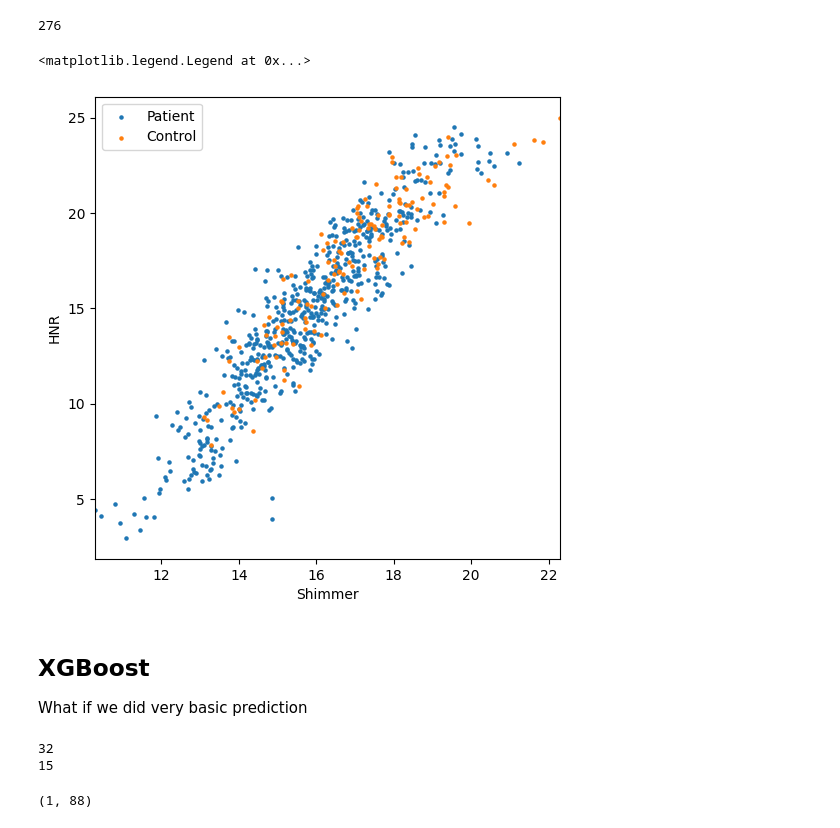
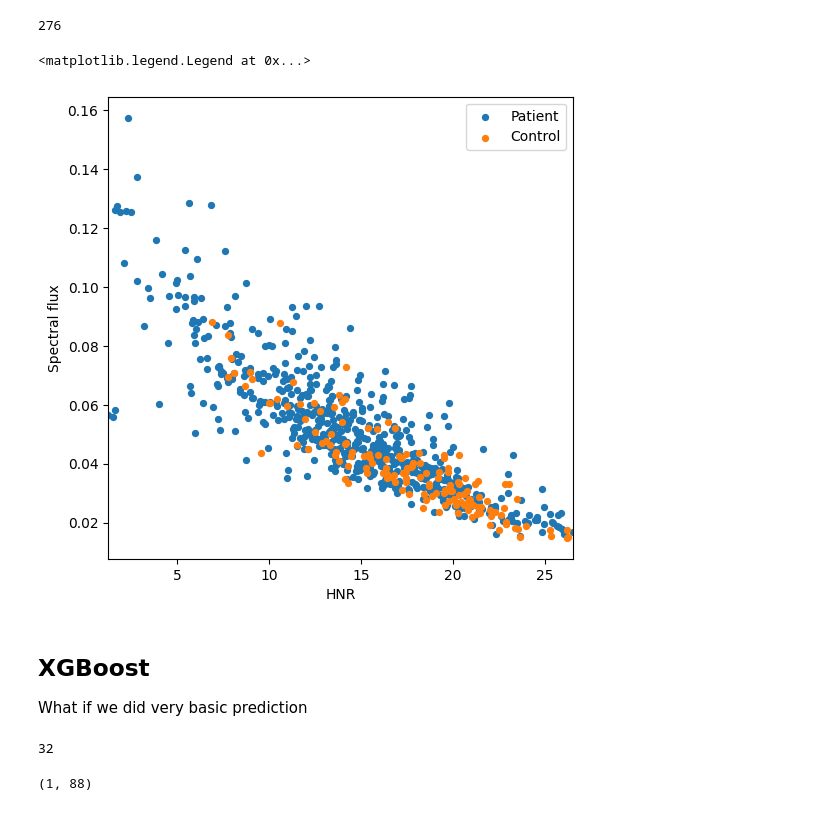
Before and after one commit to pplantinga/ParkinsonSpeechAI, a Jupyter notebook: voice-analysis.ipynb, the cells around one changed output. Cells and saved outputs as stored; diff of their text form; code cells hidden in the pictures.

```diff
--- a/voice-analysis.ipynb
+++ b/voice-analysis.ipynb
@@ -212,6 +240,3 @@ Average HNR: 16.02
-# %%
-# Of course this can all be done in one step
-f0, voiced, jitter, shimmer, hnr = vocal_characteristics(audio, sample_rate=sample_rate)
 # %% [markdown]
 ## Compute GNE step-by-step
 
@@ -219,6 +244,7 @@ The algorithm is best described in "The Effectiveness of the Glottal to Noise Ex
 # %%
 # Step 1. Downsample to 10 kHz since voice energy is low above 5 kHz
 new_sample_rate = 10000
+audio, sample_rate = torchaudio.load(audio_filename)
 downsampled_audio = torchaudio.functional.resample(audio, 16000, new_sample_rate)
 # %%
 # Step 2. Inverse filter with 30-msec window, 10-msec hop and 13th order LPC
@@ -325,8 +362,8 @@ def compute_praat_features(audio_filename):
     pitch_values = pitch.selected_array['frequency']
     pitch_values[pitch_values==0] = np.nan
 
-    jitter = call(pointProcess, "Get jitter (local)", 0, 0, 0.0001, 0.02, 1.3)
-    shimmer = call([sound, pointProcess], "Get shimmer (local)", 0, 0, 0.0001, 0.02, 1.3, 1.6)
+    jitter = call(pointProcess, "Get jitter (ppq5)", 0, 0, 0.0001, 0.02, 1.3)
+    shimmer = call([sound, pointProcess], "Get shimmer (apq5)", 0, 0, 0.0001, 0.02, 1.3, 1.6)
 
     harmonicity = sound.to_harmonicity()
 
@@ -591,23 +793,23 @@ xs2, ys2 = [], []
 for pid in qpn.index:
     if qpn.loc[pid].group == "control" and pid in samples:
         for trial in samples[pid]:
-            xs.append(samples[pid][trial]["sb_shimmer_voiced"][0])
-            ys.append(samples[pid][trial]["sb_hnr_voiced"][0])
+            xs.append(samples[pid][trial]["sb_means"][1])
+            ys.append(samples[pid][trial]["sb_means"][12])
     elif qpn.loc[pid].group == "patient" and pid in samples:
         for trial in samples[pid]:
-            xs2.append(samples[pid][trial]["sb_shimmer_voiced"][0])
-            ys2.append(samples[pid][trial]["sb_hnr_voiced"][0])
+            xs2.append(samples[pid][trial]["sb_means"][1])
+            ys2.append(samples[pid][trial]["sb_means"][12])
 # %%
-plt.scatter(xs2, ys2, s=5)
-plt.scatter(xs, ys, s=5)
+plt.scatter(xs2, ys2, s=18)
+plt.scatter(xs, ys, s=18)
 #plt.ylim((0, 100))
 #plt.xlim((0, 0.3))
-plt.xlabel("Shimmer")
-plt.ylabel("HNR")
+plt.xlabel("HNR")
+plt.ylabel("Spectral flux")
 plt.legend(["Patient", "Control"])
 # %% [output]
 <matplotlib.legend.Legend at 0x...>
-[figure, old version]
+[figure, new version]
 # %% [markdown]
 ## XGBoost
 
@@ -616,15 +818,9 @@ What if we did very basic prediction
 # Find which are test samples
 test_files = glob.glob(os.path.join(data_folder, "Neuro_split", "test_*", "Batch*", "*_a1.wav"))
 test_ids = [os.path.basename(f).split("_")[1] for f in test_files]
-print(len(test_ids))
-
-# Find which are valid samples
-valid_files = glob.glob(os.path.join(data_folder, "Neuro_split", "valid", "Batch*", "*_a1.wav"))
-valid_ids = [os.path.basename(f).split("_")[1] for f in valid_files]
-print(len(valid_ids))
+len(test_ids)
 # %% [output]
 32
-15
 # %%
 samples["PD00020"]["a1"]["opensmile"].values.shape
 # %% [output]
```
Also changed, not shown: parts of 71 cells of this notebook.
